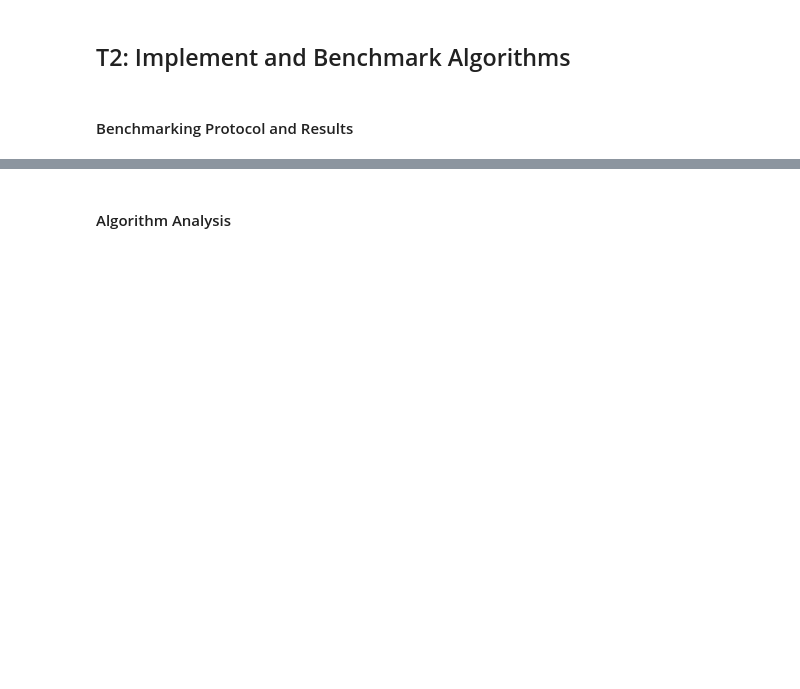
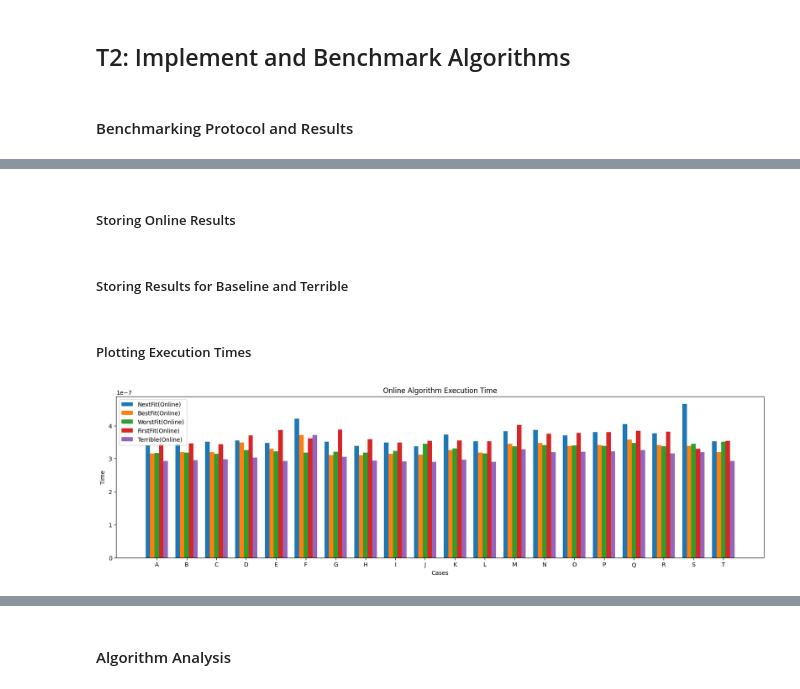
Before and after one commit to adampodolak/Bin-Packing-Lab, a Jupyter notebook: report.ipynb, the cells around one changed output, grey strips where cells are left out. Cells and saved outputs as stored; diff of their text form; code cells hidden in the pictures; blank space fills up the shorter version.

```diff
--- a/report.ipynb
+++ b/report.ipynb
@@ -91,0 +88,7 @@ print(list(bench.get_values()))
+# %%
+nf_online = [results[name] for name in results if name.endswith('nf-online')]
+bf_online = [results[name] for name in results if name.endswith('bf-online')]
+wf_online = [results[name] for name in results if name.endswith('wf-online')]
+ff_online = [results[name] for name in results if name.endswith('ff-online')]
+# %% [markdown]
+##### Storing Online Results
@@ -91,0 +100,27 @@ print(list(bench.get_values()))
+# %% [markdown]
+##### Storing Results for Baseline and Terrible
+# %%
+terrible = [results[name] for name in results if name.endswith('terrible')]
+baseline = [results[name] for name in results if name.endswith('baseline')]
+# %% [markdown]
+##### Plotting Execution Times
+# %%
+x = [i for i in range(num_cases)]
+x = np.arange(len(x))
+
+#runtimes for online algorithms
+plt.rcParams["figure.figsize"] = [20, 5]
+plt.bar(x - 0.3, nf_online, 0.15, label = 'NextFit(Online)')
+plt.bar(x - 0.15, bf_online, 0.15, label = 'BestFit(Online)')
+plt.bar(x, wf_online, 0.15, label = 'WorstFit(Online)')
+plt.bar(x + 0.15, ff_online, 0.15, label = 'FirstFit(Online)')
+plt.bar(x + 0.3, terrible, 0.15, label = 'Terrible(Online)')
+
+plt.xticks(x, (ascii_uppercase[i] for i in range(num_cases)))
+plt.title("Online Algorithm Execution Time")
+plt.xlabel('Cases')
+plt.ylabel('Time')
+plt.legend()
+plt.show()
+# %% [output]
+[figure, added]
```
Also changed, not shown: parts of 27 cells of this notebook, 8 other files.
